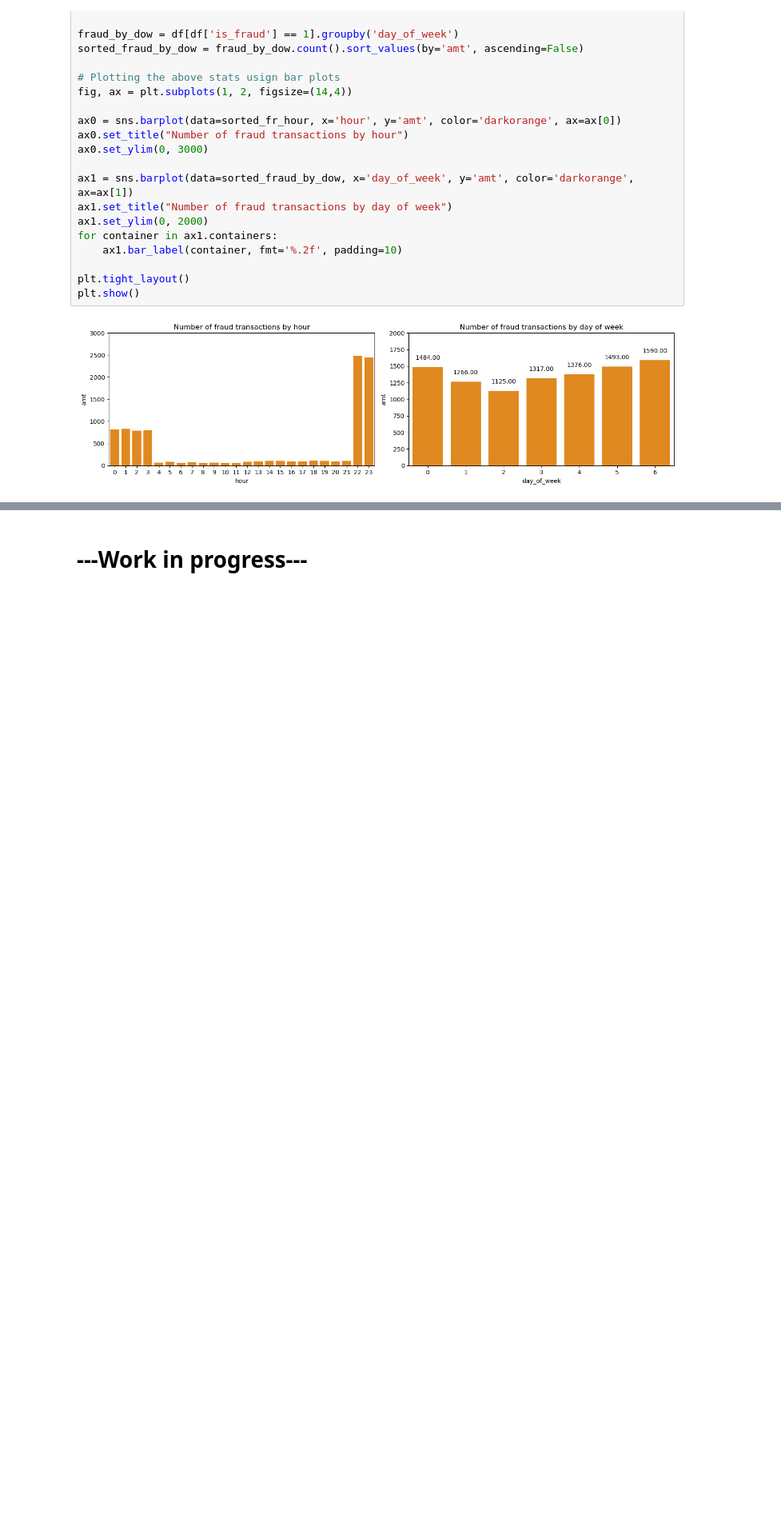
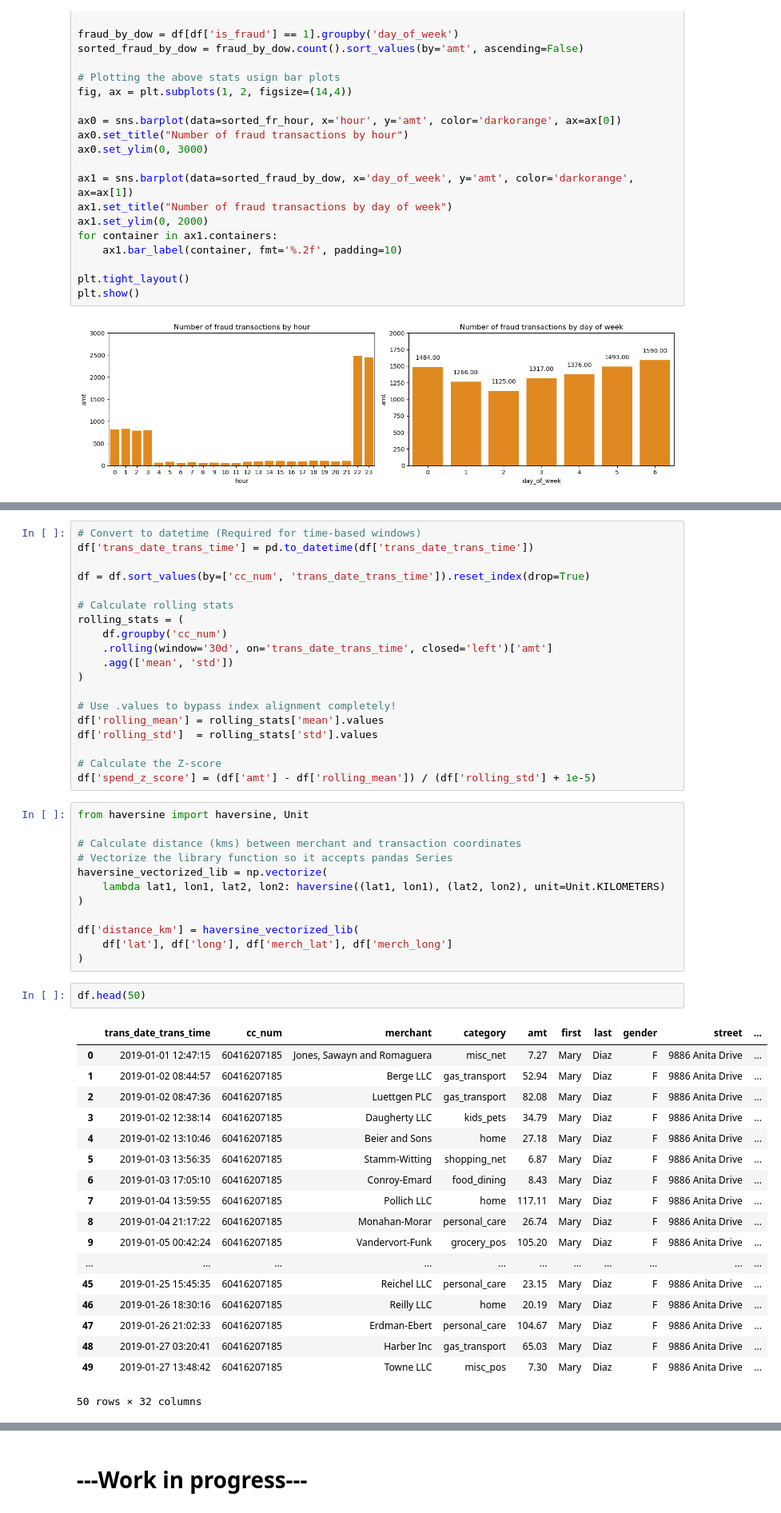
Before and after one commit to 0xsquawk/fraud-detection, a Jupyter notebook: fraud_analytics.ipynb, the cells around one changed output, grey strips where cells are left out. Shown at 80% size. Saved outputs shown, nothing was run; the diff lists cells and outputs as text; blank space fills up the shorter version.

```diff
--- a/fraud_analytics.ipynb
+++ b/fraud_analytics.ipynb
@@ -368,3 +386,55 @@ df.head()
+# %%
+# Convert to datetime (Required for time-based windows)
+df['trans_date_trans_time'] = pd.to_datetime(df['trans_date_trans_time'])
+
+df = df.sort_values(by=['cc_num', 'trans_date_trans_time']).reset_index(drop=True)
+
+# Calculate rolling stats
+rolling_stats = (
+    df.groupby('cc_num')
+    .rolling(window='30d', on='trans_date_trans_time', closed='left')['amt']
+    .agg(['mean', 'std'])
+)
+
+# Use .values to bypass index alignment completely!
+df['rolling_mean'] = rolling_stats['mean'].values
+df['rolling_std']  = rolling_stats['std'].values
+
+# Calculate the Z-score
+df['spend_z_score'] = (df['amt'] - df['rolling_mean']) / (df['rolling_std'] + 1e-5)
+# %%
+from haversine import haversine, Unit
+
+# Calculate distance (kms) between merchant and transaction coordinates
+# Vectorize the library function so it accepts pandas Series
+haversine_vectorized_lib = np.vectorize(
+    lambda lat1, lon1, lat2, lon2: haversine((lat1, lon1), (lat2, lon2), unit=Unit.KILOMETERS)
+)
+
+df['distance_km'] = haversine_vectorized_lib(
+    df['lat'], df['long'], df['merch_lat'], df['merch_long']
+)
+# %%
+df.head(50)
+# %% [output]
+|  | trans_date_trans_time | cc_num | merchant | category | amt | first | last | gender | street | ... |
+| 0 | 2019-01-01 12:47:15 | 60416207185 | Jones, Sawayn and Romaguera | misc_net | 7.27 | Mary | Diaz | F | 9886 Anita Drive | ... |
+| 1 | 2019-01-02 08:44:57 | 60416207185 | Berge LLC | gas_transport | 52.94 | Mary | Diaz | F | 9886 Anita Drive | ... |
+| 2 | 2019-01-02 08:47:36 | 60416207185 | Luettgen PLC | gas_transport | 82.08 | Mary | Diaz | F | 9886 Anita Drive | ... |
+| 3 | 2019-01-02 12:38:14 | 60416207185 | Daugherty LLC | kids_pets | 34.79 | Mary | Diaz | F | 9886 Anita Drive | ... |
+| 4 | 2019-01-02 13:10:46 | 60416207185 | Beier and Sons | home | 27.18 | Mary | Diaz | F | 9886 Anita Drive | ... |
+| 5 | 2019-01-03 13:56:35 | 60416207185 | Stamm-Witting | shopping_net | 6.87 | Mary | Diaz | F | 9886 Anita Drive | ... |
+| 6 | 2019-01-03 17:05:10 | 60416207185 | Conroy-Emard | food_dining | 8.43 | Mary | Diaz | F | 9886 Anita Drive | ... |
+| 7 | 2019-01-04 13:59:55 | 60416207185 | Pollich LLC | home | 117.11 | Mary | Diaz | F | 9886 Anita Drive | ... |
+| 8 | 2019-01-04 21:17:22 | 60416207185 | Monahan-Morar | personal_care | 26.74 | Mary | Diaz | F | 9886 Anita Drive | ... |
+| 9 | 2019-01-05 00:42:24 | 60416207185 | Vandervort-Funk | grocery_pos | 105.20 | Mary | Diaz | F | 9886 Anita Drive | ... |
+| ... | ... | ... | ... | ... | ... | ... | ... | ... | ... | ... |
+| 45 | 2019-01-25 15:45:35 | 60416207185 | Reichel LLC | personal_care | 23.15 | Mary | Diaz | F | 9886 Anita Drive | ... |
+| 46 | 2019-01-26 18:30:16 | 60416207185 | Reilly LLC | home | 20.19 | Mary | Diaz | F | 9886 Anita Drive | ... |
+| 47 | 2019-01-26 21:02:33 | 60416207185 | Erdman-Ebert | personal_care | 104.67 | Mary | Diaz | F | 9886 Anita Drive | ... |
+| 48 | 2019-01-27 03:20:41 | 60416207185 | Harber Inc | gas_transport | 65.03 | Mary | Diaz | F | 9886 Anita Drive | ... |
+| 49 | 2019-01-27 13:48:42 | 60416207185 | Towne LLC | misc_pos | 7.30 | Mary | Diaz | F | 9886 Anita Drive | ... |
+50 rows × 32 columns
 # %%
 df.columns
 # %% [output]
```
Also changed, not shown: parts of 6 cells of this notebook.
